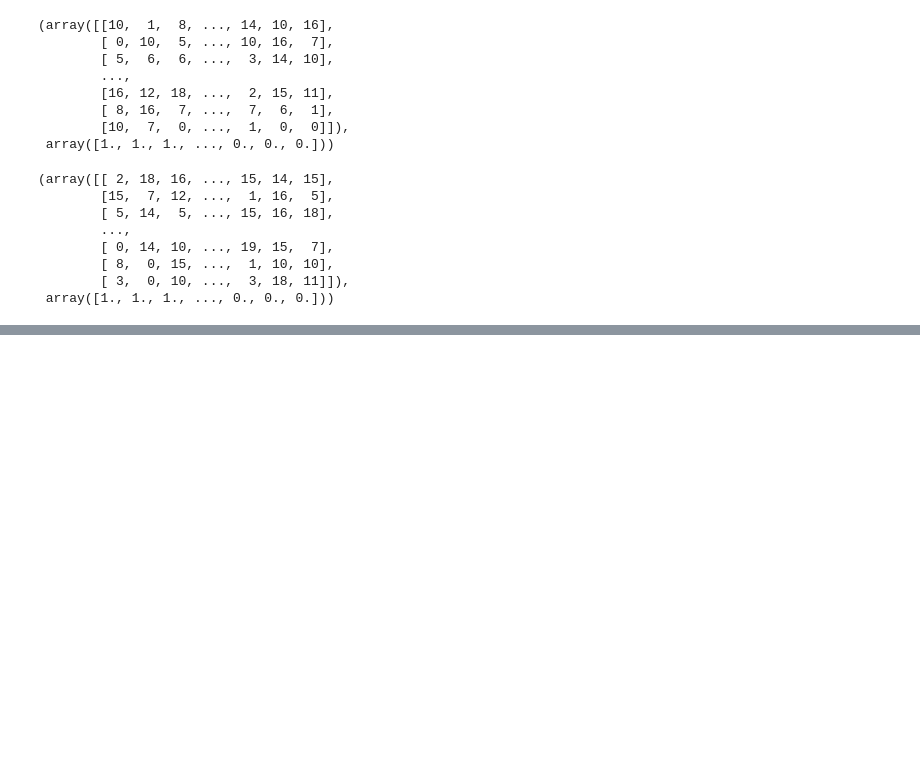
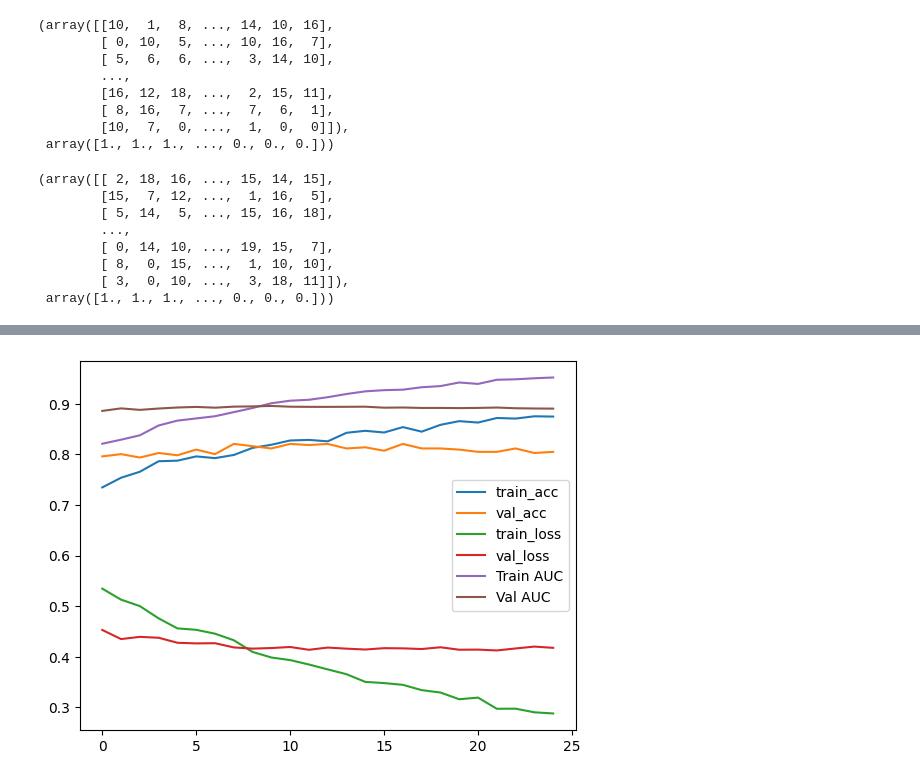
Before and after one commit to anuprulez/transformer_dephosphorylation, a Jupyter notebook: notebooks/train_prot_t5_ffn.ipynb, the cells around one changed output, grey strips where cells are left out. Drawn from its saved outputs; the diff is of its cells as text; code cells hidden in the pictures; blank space fills up the shorter version.

```diff
--- a/notebooks/train_prot_t5_ffn.ipynb
+++ b/notebooks/train_prot_t5_ffn.ipynb
@@ -525,25 +487,24 @@ print("\n Acc: %s, MCC: %s, SN:%s, SP:%s, \n CM:%s" %(str(acc), str(mcc), str(sn
 # Training DE-Phosphorylation
 
 iteration = 1
-n_epo_cnn = 30
-n_epo = 10
+n_epo_cnn = 25
 
-#model_A = CNN_model()
-#model_A.load_weights("")
-#model_A.compile(optimizer=Adam(learning_rate=1e-3), loss=BinaryCrossentropy(), metrics=['accuracy'])
-
-#model_A.summary()
+model_A = CNN_model()
+model_A.load_weights('../models/pre_model_A.h5')
+model_A.compile(optimizer=Adam(learning_rate=1e-3), loss=BinaryCrossentropy(), metrics=metrics)
+model_A.summary()
 
 print("Training CNN model...")
 
-metric = 'val_accuracy'
+#metrics = ['accuracy', tf.keras.metrics.AUC()]
 
 #early_stopping = tf.keras.callbacks.EarlyStopping(monitor='val_accuracy',patience=7,mode='auto')
 
-history_A = model_A.fit(X_train_CNN, train_ST_labels, batch_size=256, epochs=n_epo_cnn, verbose=1,callbacks=[], validation_data=(X_test_CNN, test_ST_labels))
+history_A = model_A.fit(X_train_CNN, train_ST_labels, batch_size=256, epochs=n_epo_cnn, verbose=1, callbacks=[],
+                        validation_data=(X_test_CNN, test_ST_labels))
 
 # Save model
-model_A.save_weights('../models/model_A.h5')
+model_A.save_weights('../models/re_train_model_A.h5')
 
 y_pred = model_A.predict(X_test_CNN).reshape(test_ST_labels.shape[0],)
 y_pred = (y_pred > 0.5)
@@ -561,72 +522,4 @@ sp = cm[0][0]/(cm[0][0]+cm[0][1])
 #save plot
 plot(history_A)
 print("\n Acc: %s, MCC: %s, SN:%s, SP:%s, \n CM:%s" %(str(acc), str(mcc), str(sn), str(sp), cm))
-
-
-########### Model B
-
-print("Training Embedding model...")
-
-model_B = prot_t5_model()
-model_B.compile(optimizer=Adam(learning_rate=1e-3), loss=BinaryCrossentropy(), metrics=['accuracy'])
-
-early_stopping = tf.keras.callbacks.EarlyStopping(monitor='val_accuracy',patience=3,mode='auto')
-
-metric = 'val_accuracy'
-
-history_B = model_B.fit(X_train_full_ST_embedding, train_ST_labels, batch_size=256, epochs=n_epo, verbose=1, callbacks=[],
-                        validation_data=(X_test_full_ST_embedding, test_ST_labels))
-
-model_B.save_weights('../models/model_B.h5')
-
-y_pred = model_B.predict(X_test_full_ST_embedding).reshape(test_ST_labels.shape[0],)
-y_pred = (y_pred > 0.5)
-y_pred = [int(i) for i in y_pred]
-test_ST_labels = np.array(test_ST_labels)
-y_pred = np.array(y_pred)
-
-cm = confusion_matrix(test_ST_labels, y_pred)
-mcc = matthews_corrcoef(test_ST_labels, y_pred)
-acc = accuracy_score(test_ST_labels, y_pred)
-
-sn = cm[1][1]/(cm[1][1]+cm[1][0])
-sp = cm[0][0]/(cm[0][0]+cm[0][1])
-
-plot(history_B)
-print("\n Acc: %s, MCC: %s, SN:%s, SP:%s, \n CM:%s" %(str(acc), str(mcc), str(sn), str(sp), cm))
-
-############# Training Transformer
-
-
-#model_C = transformer_model()
-#model_C.compile(optimizer=Adam(learning_rate=1e-3), loss=BinaryCrossentropy(), metrics=['accuracy'])
-
-#model_C.summary()
-
-print("Training Transformer model...")
-
-metric = 'val_accuracy'
-
-#early_stopping = tf.keras.callbacks.EarlyStopping(monitor='val_accuracy',patience=7,mode='auto')
-
-history_C = model_C.fit(X_train_CNN, train_ST_labels, batch_size=256, epochs=n_epo_cnn, verbose=1,callbacks=[], validation_data=(X_test_CNN, test_ST_labels))
-
-# Save model
-model_C.save_weights('../models/model_C.h5')
-
-y_pred = model_C.predict(X_test_CNN).reshape(test_ST_labels.shape[0],)
-y_pred = (y_pred > 0.5)
-y_pred = [int(i) for i in y_pred]
-test_ST_labels = np.array(test_ST_labels)
-y_pred = np.array(y_pred)
-
-cm = confusion_matrix(test_ST_labels, y_pred)
-mcc = matthews_corrcoef(test_ST_labels, y_pred)
-acc = accuracy_score(test_ST_labels, y_pred)
-
-sn = cm[1][1]/(cm[1][1]+cm[1][0])
-sp = cm[0][0]/(cm[0][0]+cm[0][1])
-
-#save plot
-plot(history_C)
-print("\n Acc: %s, MCC: %s, SN:%s, SP:%s, \n CM:%s" %(str(acc), str(mcc), str(sn), str(sp), cm))
+# %% [output]
@@ -632,0 +543 @@ print("\n Acc: %s, MCC: %s, SN:%s, SP:%s, \n CM:%s" %(str(acc), str(mcc), str(sn
+[figure, added]
```
Also changed, not shown: parts of 12 cells of this notebook, 1 other file.
